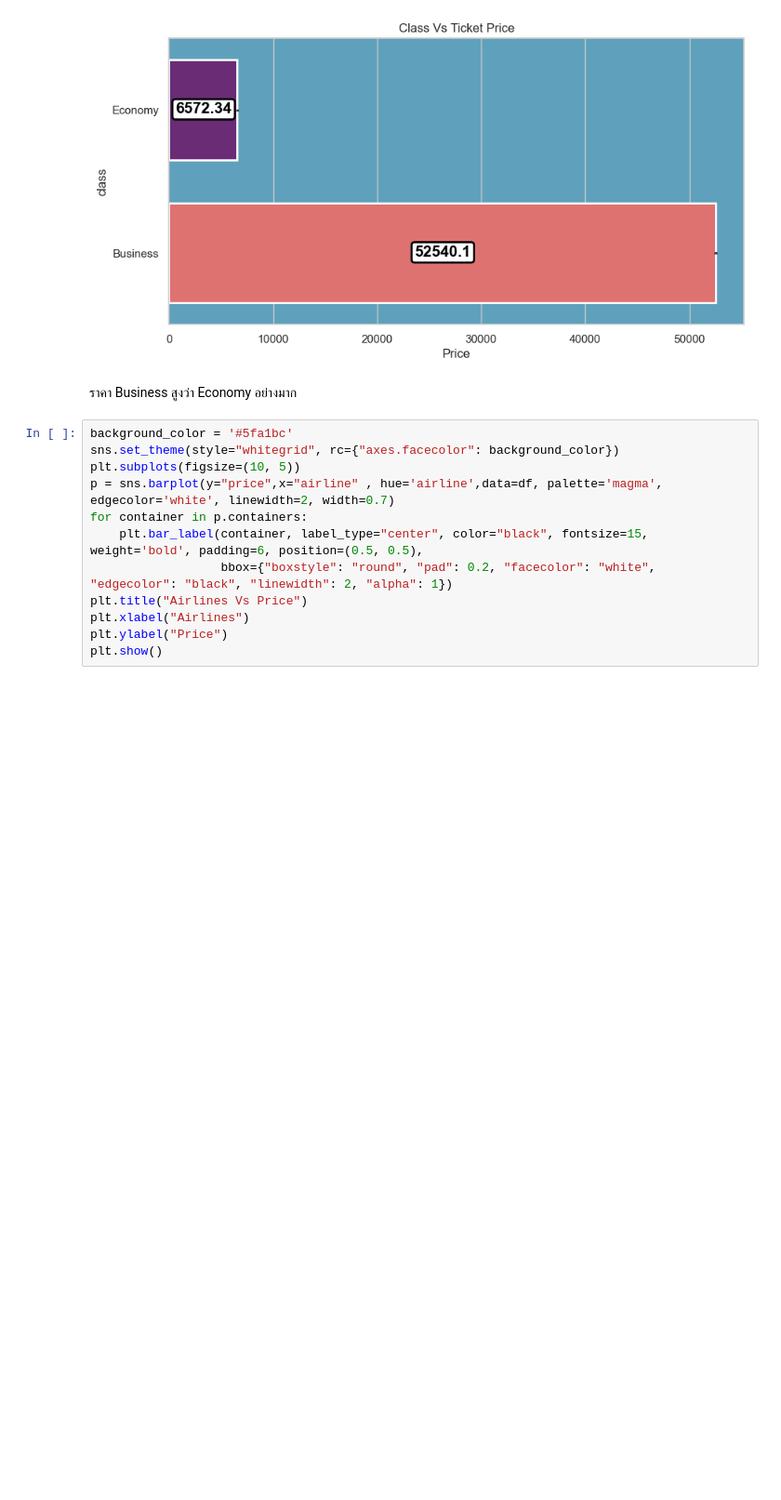
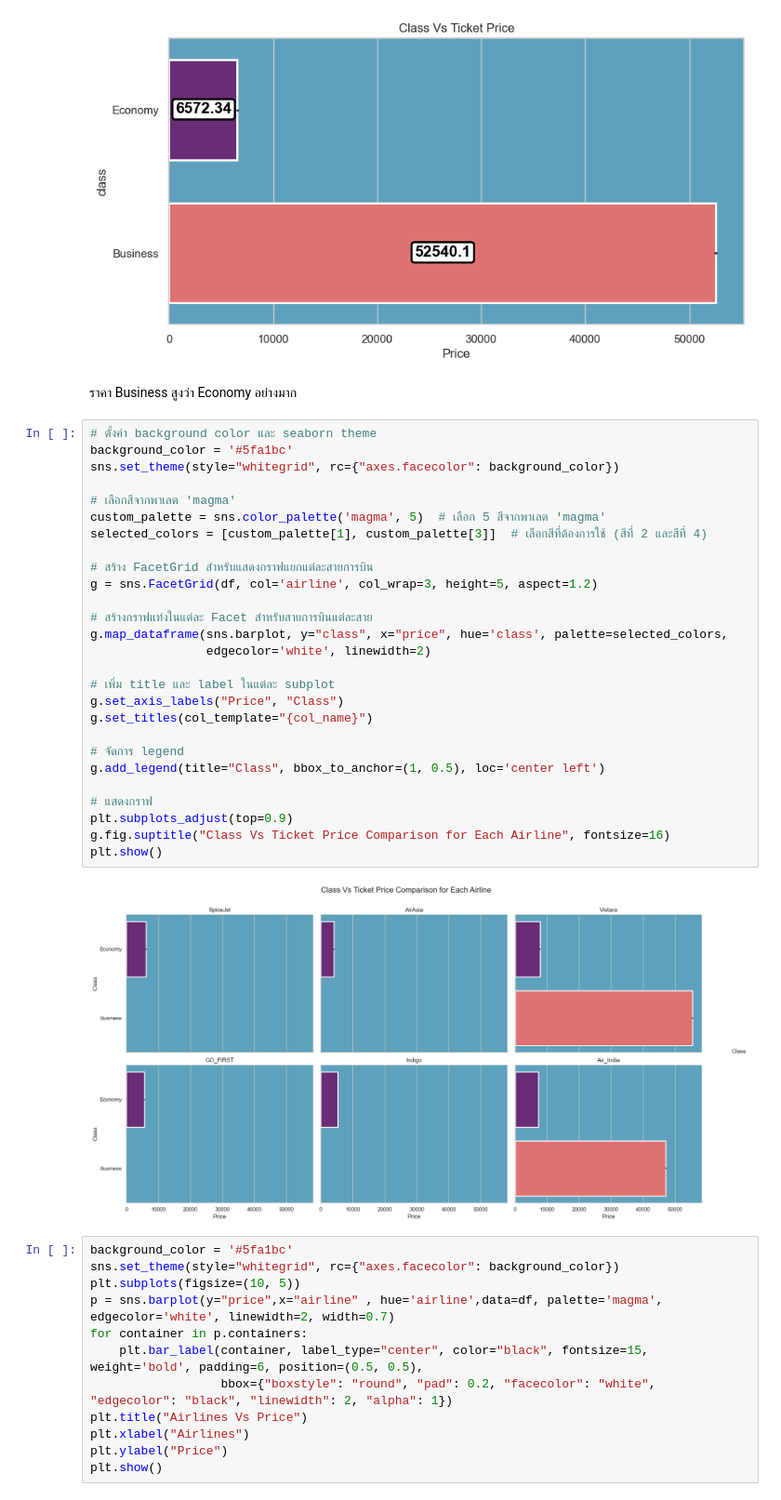
Before and after one commit to noraset1234/flightPricePredict, a Jupyter notebook: flighPricePredict.ipynb, the cells around one changed output. Shown at 93% size. Saved outputs shown, nothing was run; the diff lists cells and outputs as text; blank space fills up the shorter version.

```diff
--- a/flighPricePredict.ipynb
+++ b/flighPricePredict.ipynb
@@ -171,6 +171,35 @@ plt.show()
 [figure]
 # %% [markdown]
 ราคา Business สูงว่า Economy อย่างมาก
+# %%
+# ตั้งค่า background color และ seaborn theme
+background_color = '#5fa1bc'
+sns.set_theme(style="whitegrid", rc={"axes.facecolor": background_color})
+
+# เลือกสีจากพาเลต 'magma'
+custom_palette = sns.color_palette('magma', 5)  # เลือก 5 สีจากพาเลต 'magma'
+selected_colors = [custom_palette[1], custom_palette[3]]  # เลือกสีที่ต้องการใช้ (สีที่ 2 และสีที่ 4)
+
+# สร้าง FacetGrid สำหรับแสดงกราฟแยกแต่ละสายการบิน
+g = sns.FacetGrid(df, col='airline', col_wrap=3, height=5, aspect=1.2)
+
+# สร้างกราฟแท่งในแต่ละ Facet สำหรับสายการบินแต่ละสาย
+g.map_dataframe(sns.barplot, y="class", x="price", hue='class', palette=selected_colors,
+                edgecolor='white', linewidth=2)
+
+# เพิ่ม title และ label ในแต่ละ subplot
+g.set_axis_labels("Price", "Class")
+g.set_titles(col_template="{col_name}")
+
+# จัดการ legend
+g.add_legend(title="Class", bbox_to_anchor=(1, 0.5), loc='center left')
+
+# แสดงกราฟ
+plt.subplots_adjust(top=0.9)
+g.fig.suptitle("Class Vs Ticket Price Comparison for Each Airline", fontsize=16)
+plt.show()
+# %% [output]
+[figure, added]
 # %%
 background_color = '#5fa1bc'
 sns.set_theme(style="whitegrid", rc={"axes.facecolor": background_color})
```
Also changed, not shown: parts of 10 cells of this notebook.
